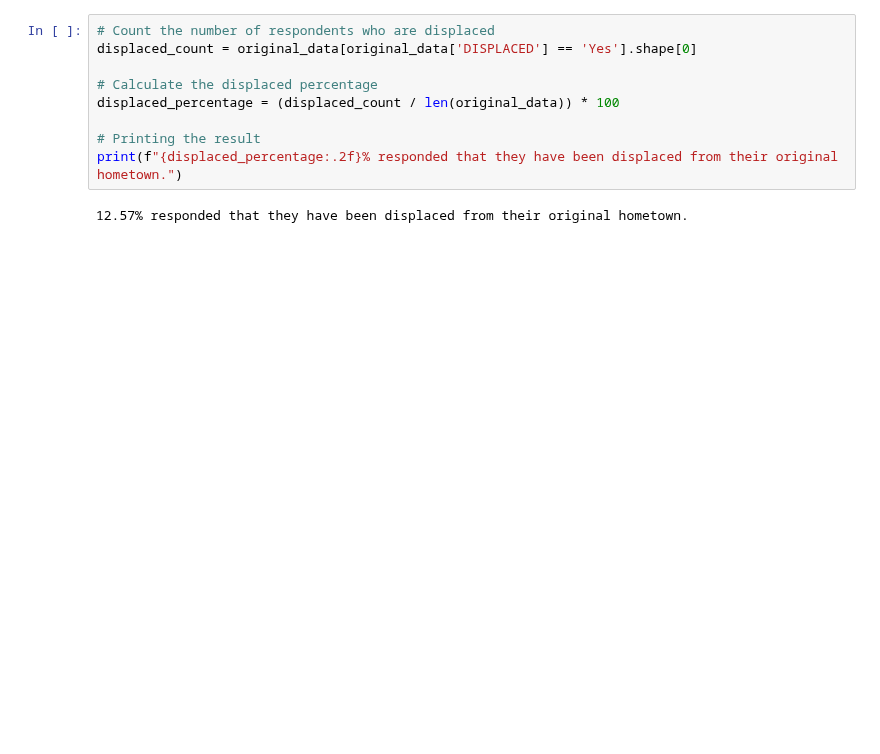
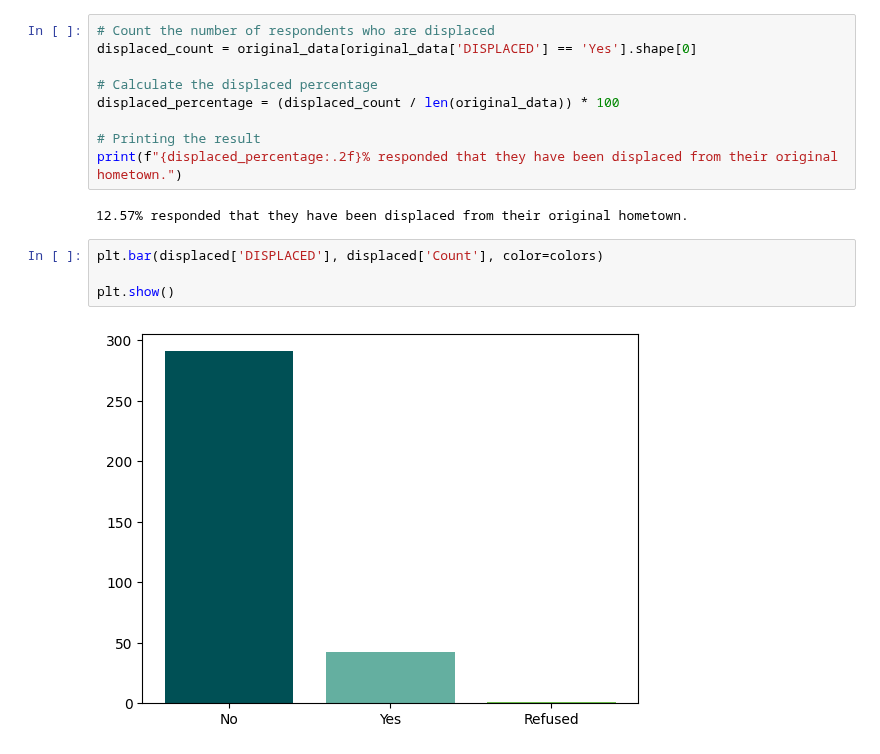
Before and after one commit to Mirwais-Farahi/MSIHealthServiceAnalytics, a Jupyter notebook: notebooks/03_Descriptive_Analysis.ipynb, the cells around one changed output. Cells and saved outputs as stored; diff of their text form; blank space fills up the shorter version.

```diff
--- a/notebooks/03_Descriptive_Analysis.ipynb
+++ b/notebooks/03_Descriptive_Analysis.ipynb
@@ -348,3 +350,9 @@ displaced_percentage = (displaced_count / len(original_data)) * 100
 print(f"{displaced_percentage:.2f}% responded that they have been displaced from their original hometown.")
 # %% [output]
 12.57% responded that they have been displaced from their original hometown.
+# %%
+plt.bar(displaced['DISPLACED'], displaced['Count'], color=colors)
+
+plt.show()
+# %% [output]
+[figure, added]
```
Also changed, not shown: parts of 1 cell of this notebook.
